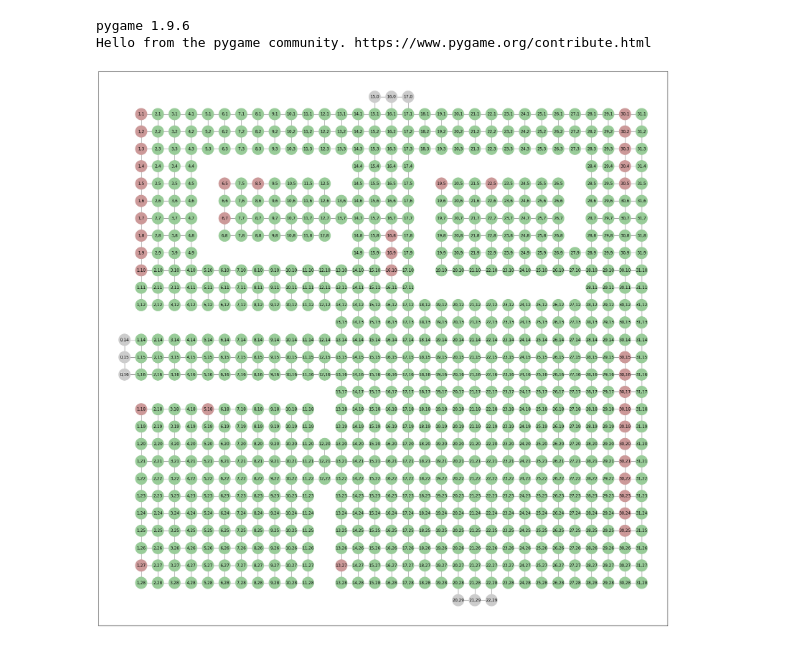
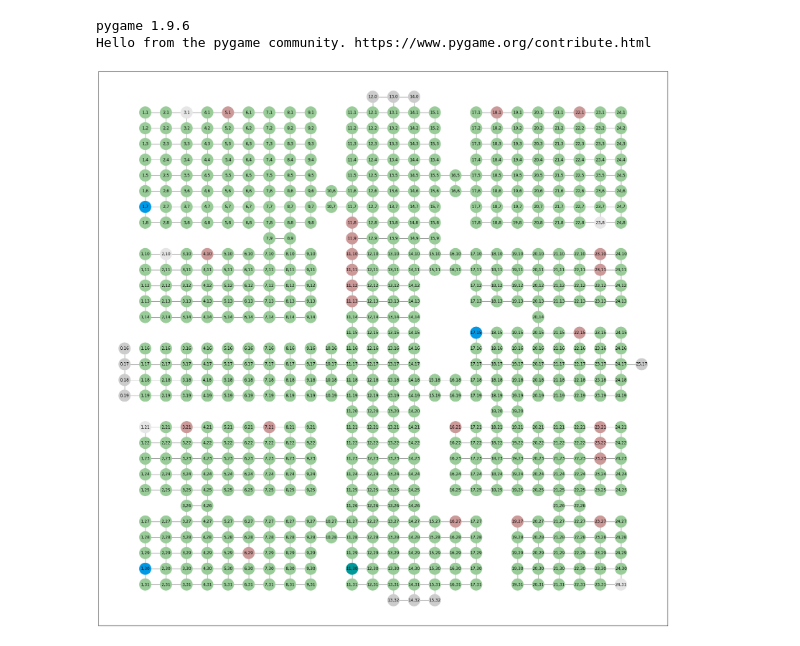
Before and after one commit to Charlottetheis/AI_mobile_robots, a Jupyter notebook: graph_test.ipynb, the cells around one changed output. Cells and saved outputs as stored; diff of their text form; code cells hidden in the pictures.

```diff
--- a/graph_test.ipynb
+++ b/graph_test.ipynb
@@ -38,21 +102,55 @@ wwwwwwwwwwwwwwwwwwwweeewwwwwwwwww"""
+# %%
+test_map ="""wwwwwwwwwwwweeewwwwwwwwwww
+w  s b    w     w b   b  w
+w         w     w        w
+w         w     w        w
+w         w     w        w
+w         w              w
+w                        w
+w2              w        w
+w         wb    w      s w
+wwwwwww  wwb    wwwwwwwwww
+w s b     wb           b w
+w         wb           b w
+w         wb   ww        w
+w         wb   ww        w
+w         w    wwwww wwwww
+wwwwwwwwwww    ww3    b  w
+e              ww        w
+e              ww        e
+e                        w
+e                        w
+wwwwwwwwwww    www  wwwwww
+ws b   b  w    wb      b w
+w         w    w       b w
+w         w    w       b w
+w         w    w         w
+w         w    w         w
+www  wwwwww    wwwwww  www
+w               b wb   b w
+w                 w      w
+w     b   w       w      w
+w1        wr      w      w
+w         w       w     sw
+wwwwwwwwwwwwweeewwwwwwwwww"""
 # %%
 G, walls = parse_map(test_map)
 # %%
 from matplotlib import pyplot as plt
 
 
 plt.figure(figsize=(30,30))
 pos = {(x,y):(x,-y) for x,y in G.nodes()}
-colors = {'e':(0.8,0.8,0.8),'s':(0.8,0.6,0.6),'b':(0.8,0.6,0.6),'r':(0.8,0.6,0.6),'goal':(0.8,0.6,0.6),'f':(0.6,0.8,0.6)}
+colors = {'e':(0.8,0.8,0.8),'s':(0.9,0.9,0.9),'b':(0.8,0.6,0.6),'r':(0,0.6,0.6),'goal':(0,0.6,0.9),'f':(0.6,0.8,0.6)}
 col = [colors[att] if att!=None else (0.6,0.8,0.6) for (x,y),att in G.nodes('type')]
 lab = {(x,y):str(x)+','+str(y) for x,y in G.nodes}
 nx.draw_networkx(G, labels = lab,
         pos=pos,
         node_color=col,
         alpha = 1,
         with_labels=True,
         node_size=1200,
         edge_color='grey',
         font_weight = 'normal')
 # %% [output]
-[figure, old version]
+[figure, new version]
```
Also changed, not shown: parts of 13 cells of this notebook, 36 other files.
